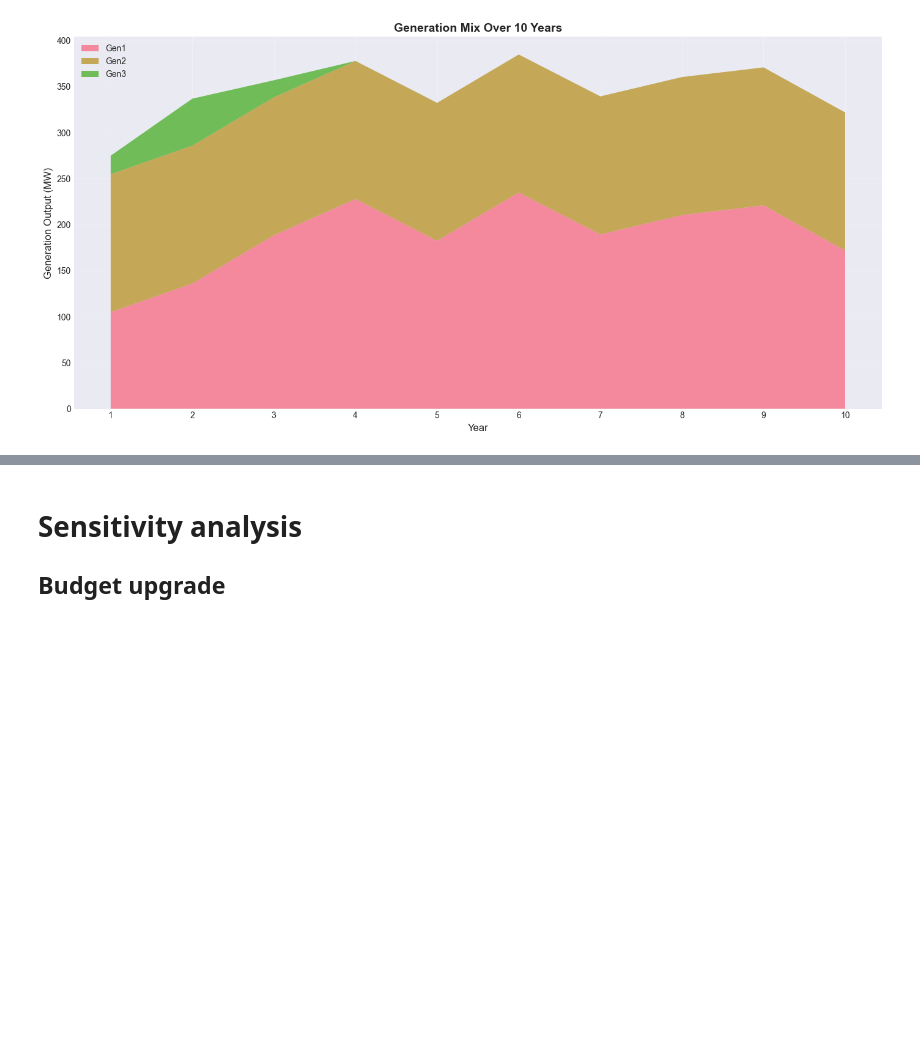
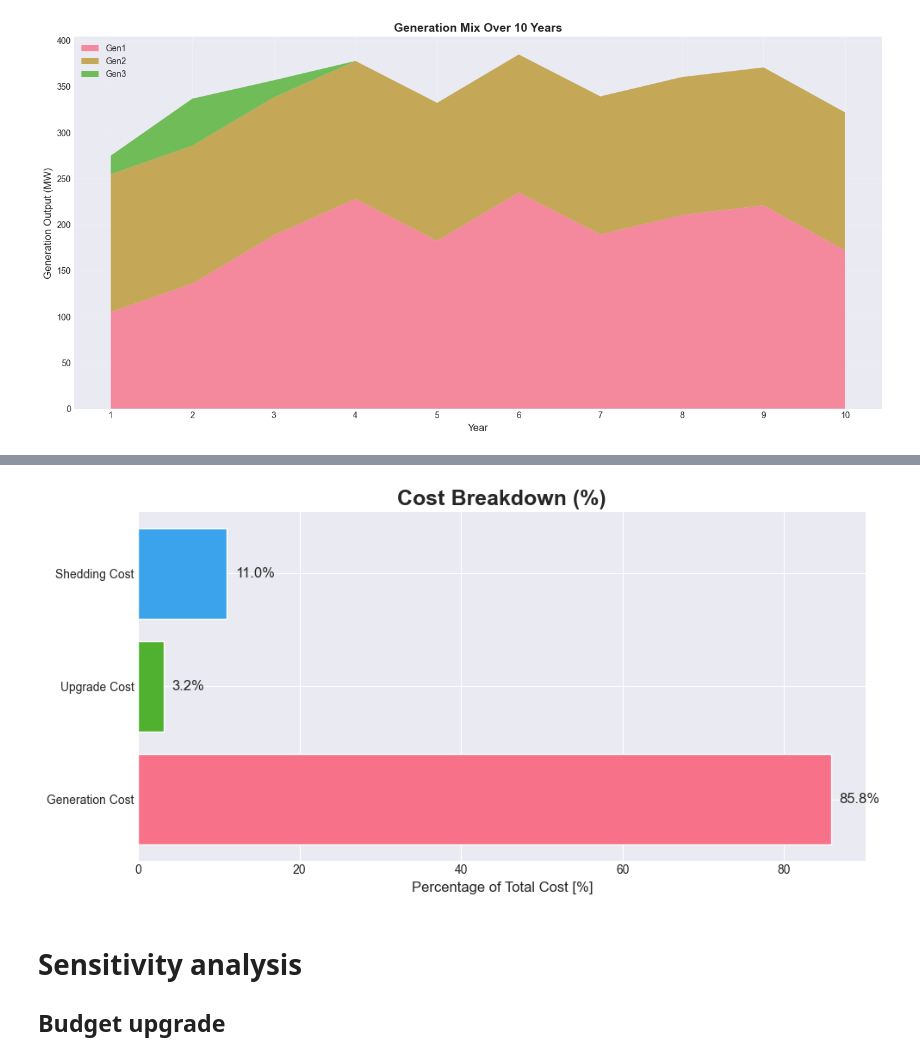
Before and after one commit to s204737/Assignment2_Group40, a Jupyter notebook: Multiyear_deterministic_model.ipynb, the cells around one changed output, grey strips where cells are left out. Saved outputs shown, nothing was run; the diff lists cells and outputs as text; code cells hidden in the pictures; blank space fills up the shorter version.

```diff
--- a/Multiyear_deterministic_model.ipynb
+++ b/Multiyear_deterministic_model.ipynb
@@ -656,3 +656,47 @@ plt.show()
+# %%
+# Standalone Pie Chart for Model 3 Cost Breakdown
+import seaborn as sns
+palette = sns.color_palette("husl")
+plt.style.use('seaborn-v0_8-darkgrid')
+total_gen_cost = sum(yearly_gen_cost)
+total_upgrade_cost = sum(yearly_upgrade_cost)
+total_shed_cost = sum(yearly_shed_cost)
+labels = ['Generation Cost', 'Upgrade Cost', 'Shedding Cost']
+values = [total_gen_cost, total_upgrade_cost, total_shed_cost]
+
+total = sum(values)
+percentages = [(v / total) * 100 for v in values]
+
+# Colors
+colors = sns.husl_palette(len(values))
+
+
+plt.figure(figsize=(10, 5))
+
+# Horizontal bars (NO labels here!)
+bars = plt.barh(labels, percentages, color=colors)
+
+# Add percentage text to bars
+for bar, pct in zip(bars, percentages):
+    plt.text(
+        bar.get_width() + 1,
+        bar.get_y() + bar.get_height()/2,
+        f"{pct:.1f}%",
+        va="center",
+        fontsize=12
+    )
+
+# Titles and labels
+plt.xlabel("Percentage of Total Cost [%]", fontsize=12)
+plt.title("Cost Breakdown (%)", fontsize=18, fontweight="bold")
+
+
+
+
+plt.tight_layout()
+plt.show()
+# %% [output]
+[figure, added]
 # %% [markdown]
 # Sensitivity analysis
 
```
Also changed, not shown: parts of 6 cells of this notebook, 6 other files.
